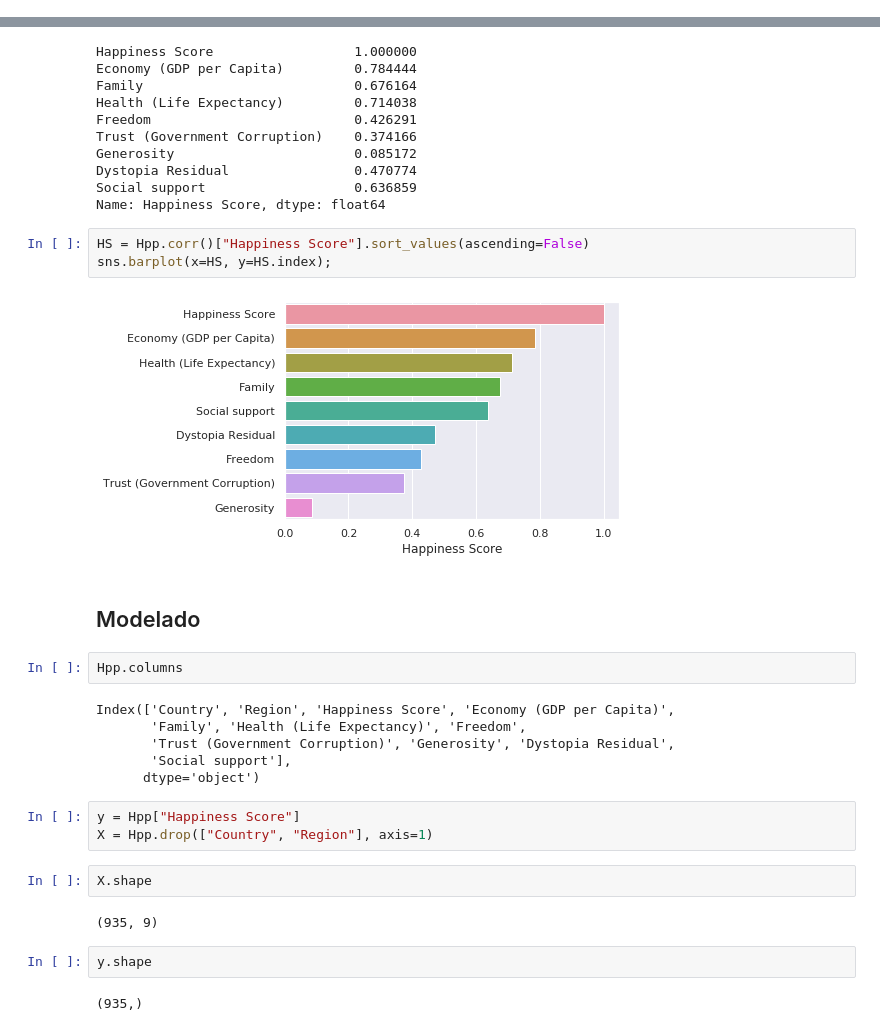
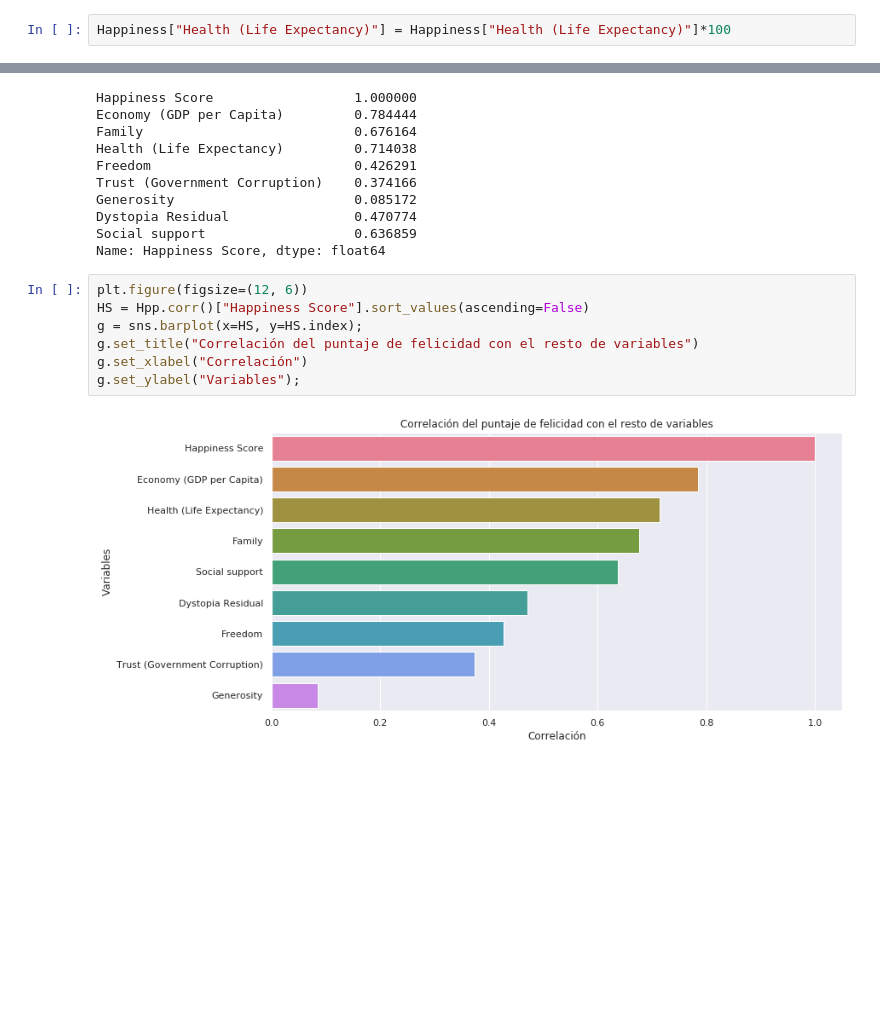
Before and after one commit to KevinDaniel-S/MachineLearning, a Jupyter notebook: Reporte de la felicidad mundial/World-happiness-report.ipynb, the cells around one changed output, grey strips where cells are left out. Drawn from its saved outputs; the diff is of its cells as text; blank space fills up the shorter version.

```diff
--- a/Reporte de la felicidad mundial/World-happiness-report.ipynb
+++ b/Reporte de la felicidad mundial/World-happiness-report.ipynb
@@ -164,6 +164,8 @@ Happiness["Country"].replace(["Somaliland Region", "Somaliland region"],
 Happiness["Country"].replace(["Taiwan Province of China"],
                        "Taiwan",
                        inplace=True)
+# %%
+Happiness["Health (Life Expectancy)"] = Happiness["Health (Life Expectancy)"]*100
 # %%
 Happiness['Dystopia Residual'] =\
     Happiness['Dystopia Residual'].fillna(Happiness.groupby('Country')
@@ -371,28 +466,11 @@ Dystopia Residual                0.470774
 Social support                   0.636859
 Name: Happiness Score, dtype: float64
 # %%
+plt.figure(figsize=(12, 6))
 HS = Hpp.corr()["Happiness Score"].sort_values(ascending=False)
-sns.barplot(x=HS, y=HS.index);
+g = sns.barplot(x=HS, y=HS.index);
+g.set_title("Correlación del puntaje de felicidad con el resto de variables")
+g.set_xlabel("Correlación")
+g.set_ylabel("Variables");
 # %% [output]
-[figure, old version]
+[figure, new version]
-# %% [markdown]
-## Modelado
-# %%
-Hpp.columns
-# %% [output]
-Index(['Country', 'Region', 'Happiness Score', 'Economy (GDP per Capita)',
-       'Family', 'Health (Life Expectancy)', 'Freedom',
-       'Trust (Government Corruption)', 'Generosity', 'Dystopia Residual',
-       'Social support'],
-      dtype='object')
-# %%
-y = Hpp["Happiness Score"]
-X = Hpp.drop(["Country", "Region"], axis=1)
-# %%
-X.shape
-# %% [output]
-(935, 9)
-# %%
-y.shape
-# %% [output]
-(935,)
```
Also changed, not shown: parts of 39 cells of this notebook, 26 other files.
